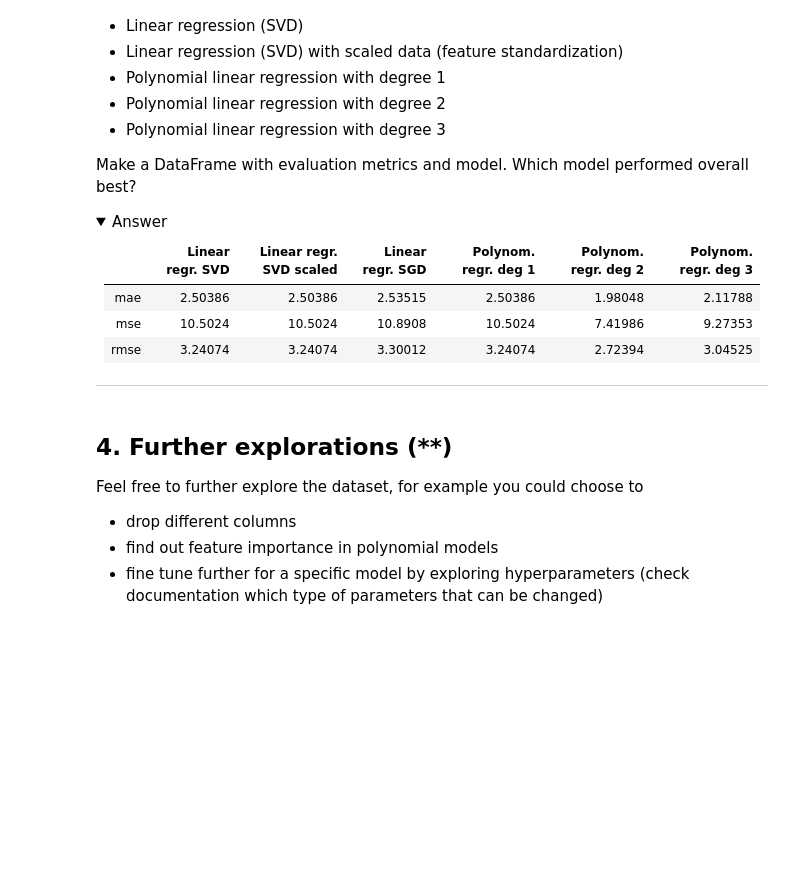
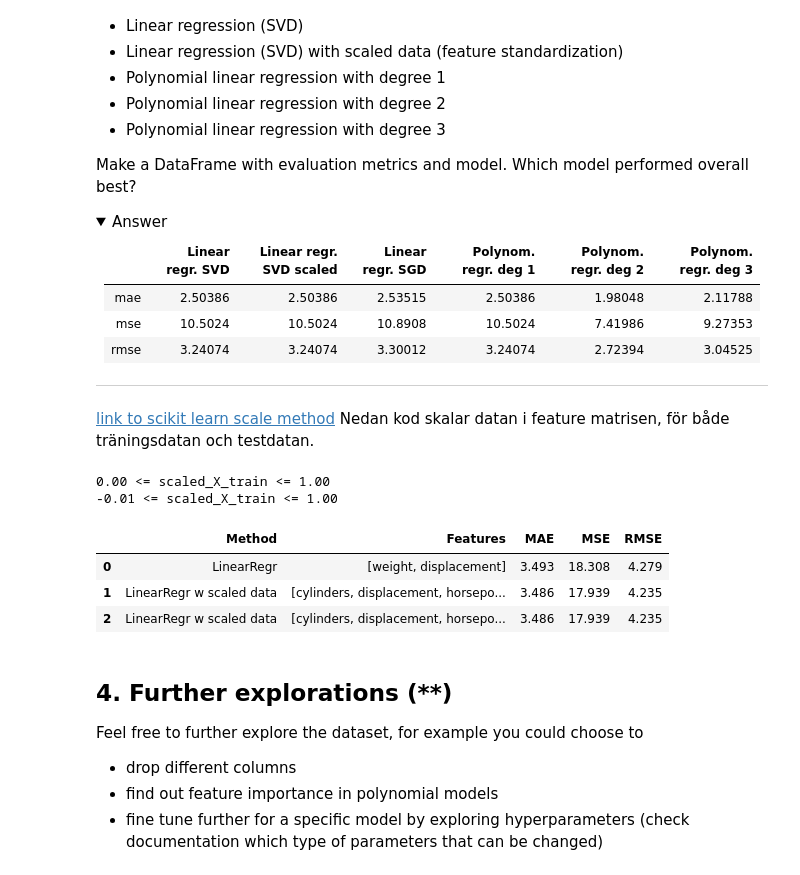
Before and after one commit to dancla240/Machine_Learning_Daniel_Claesson, a Jupyter notebook: Exercises/E01_sklearn.ipynb, the cells around one changed output. Drawn from its saved outputs; the diff is of its cells as text; code cells hidden in the pictures; folded sections open; blank space fills up the shorter version.

```diff
--- a/Exercises/E01_sklearn.ipynb
+++ b/Exercises/E01_sklearn.ipynb
@@ -327,4 +338,10 @@ RMSE = 4.096
+# %%
+def write_to_dataframe(method, feat_array, mae, mse, rmse, result_df):
+    #list_to_add = [method, features, str(mae), str(mse), str(rmse)]
+    result_to_add = pd.DataFrame([{'Method':method,'Features':feat_array,'MAE':mae,'MSE':mse,'RMSE':rmse}])
+    out = pd.concat([result_df, result_to_add], ignore_index=True, copy=False)
+    return out
 # %%
 # skapar en dataframe, till vilken vi kan skriva resultaten (OBS, varje gång man kör denna cellen, skrivs alla existerande data över!)
-#result = pd.DataFrame(columns=['Method','Features', 'MAE','MSE','RMSE'])
+result = pd.DataFrame(columns=['Method','Features', 'MAE','MSE','RMSE'])
 #result.head()
@@ -359,0 +350,9 @@ result.head()
+# %%
+method_used = 'LinearRegr' # Ange vilken metod som används
+feat_array = ['weight','displacement'] # ändra här vilka features som ska vara med i analysen. ['cylinders','displacement','horsepower','weight','acceleration']
+X, y = array_and_vector_creator(feat_array, target_vector)
+X_train, X_test, y_train, y_test = train_test_split_func(X, y, test_size=0.2, random_state=42)
+model = model_fit_LinearRegression(X_train, y_train)
+mae, mse , rmse = provide_stats(X_test, model)
+#result = write_to_dataframe(method_used, feat_array, mae, mse, rmse, result)
+display(result.head(20))
@@ -383,6 +385,44 @@ Make a DataFrame with evaluation metrics and model. Which model performed overal
 </details>
 
 ---
+# %% [markdown]
+[link to scikit learn scale method](https://scikit-learn.org/stable/modules/generated/sklearn.preprocessing.scale.html#sklearn.preprocessing.scale)
+Nedan kod skalar datan i feature matrisen, för både träningsdatan och testdatan.
+# %%
+# funktion för att skala datan i feature matrisen.
+from sklearn.preprocessing import MinMaxScaler
+
+def scale_X(X_train, X_test):
+    scaler = MinMaxScaler()
+    scaler.fit(X_train)
+
+    scaled_X_train = scaler.transform(X_train)
+    scaled_X_test = scaler.transform(X_test)
+    return scaled_X_train, scaled_X_test
+
+scaled_X_train, scaled_X_test = scale_X(X_train, X_test)
+
+#print(scaled_X_train)
+print(f'{scaled_X_train.min():.2f} <= scaled_X_train <= {scaled_X_train.max():.2f}')
+print(f'{scaled_X_test.min():.2f} <= scaled_X_train <= {scaled_X_test.max():.2f}')
+# %% [output]
+0.00 <= scaled_X_train <= 1.00
+-0.01 <= scaled_X_train <= 1.00
+# %%
+method_used = 'LinearRegr w scaled data' # Ange vilken metod som används
+feat_array = ['cylinders','displacement','horsepower','weight','acceleration'] # ändra här vilka features som ska vara med i analysen.
+X, y = array_and_vector_creator(feat_array, target_vector)
+X_train, X_test, y_train, y_test = train_test_split_func(X, y, test_size=0.2, random_state=42)
+scaled_X_train, scaled_X_test = scale_X(X_train, X_test)
+model = model_fit_LinearRegression(scaled_X_train, y_train)
+mae, mse , rmse = provide_stats(scaled_X_test, model)
+result = write_to_dataframe(method_used, feat_array, mae, mse, rmse, result)
+display(result.head(20))
+# %% [output]
+|  | Method | Features | MAE | MSE | RMSE |
+| 0 | LinearRegr | [weight, displacement] | 3.493 | 18.308 | 4.279 |
+| 1 | LinearRegr w scaled data | [cylinders, displacement, horsepo... | 3.486 | 17.939 | 4.235 |
+| 2 | LinearRegr w scaled data | [cylinders, displacement, horsepo... | 3.486 | 17.939 | 4.235 |
 # %% [markdown]
 
 ## 4. Further explorations (**)
```
Also changed, not shown: parts of 21 cells of this notebook, 1 other file.
